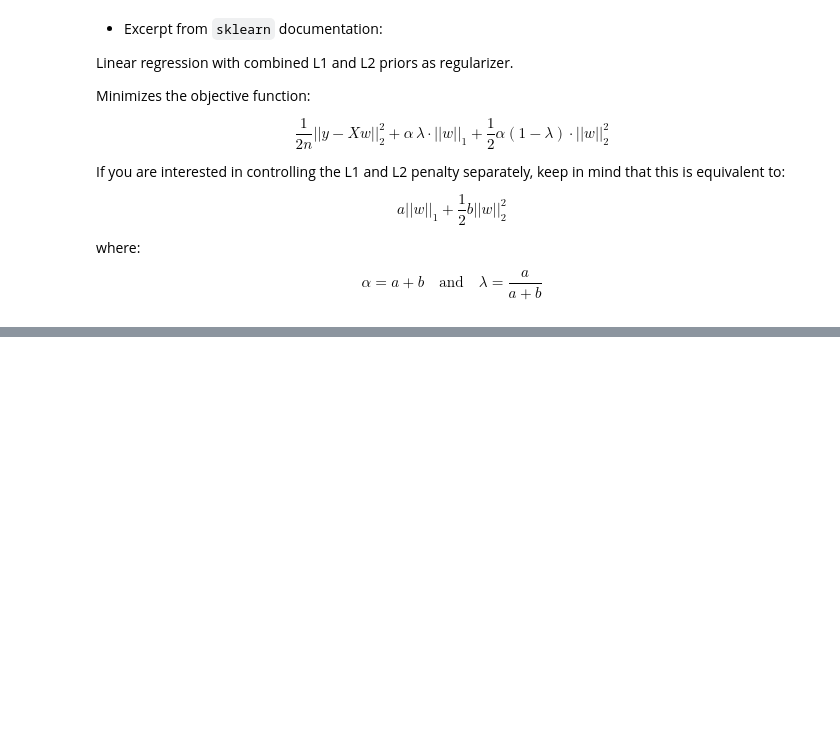
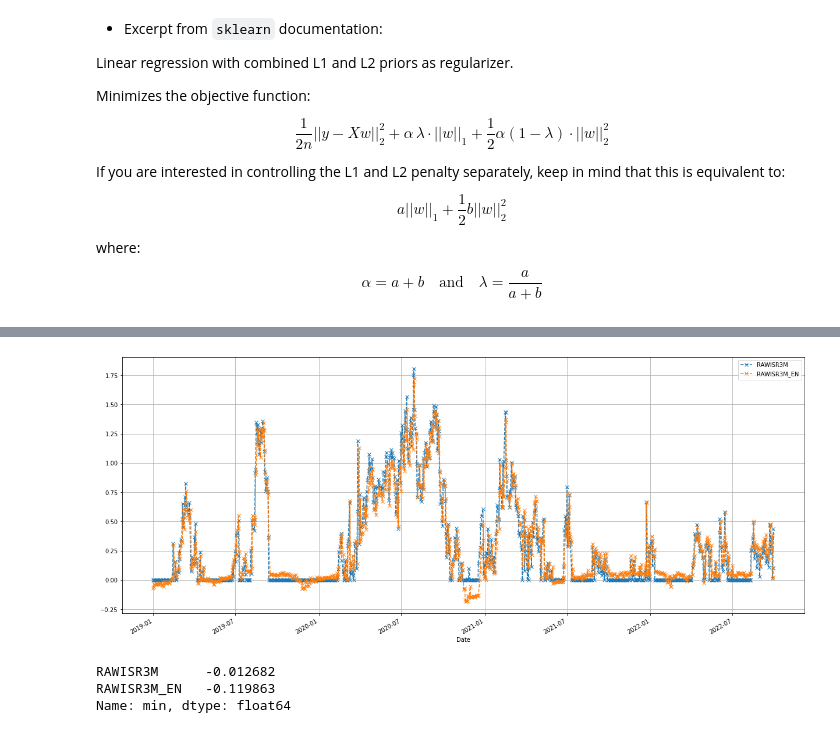
Before and after one commit to falken1983/fx_letor, a Jupyter notebook: regress_then_rank.ipynb, the cells around one changed output, grey strips where cells are left out. Saved outputs shown, nothing was run; the diff lists cells and outputs as text; code cells hidden in the pictures; blank space fills up the shorter version.

```diff
--- a/regress_then_rank.ipynb
+++ b/regress_then_rank.ipynb
@@ -1496,6 +1433,6 @@ y_test = return_data[return_data["Date"]>="2019-10-31"].loc[:,target]
 # %%
 # test score
-y_predicted = model.predict(X_test)
+y_predicted = model.predict(X_test_sc)
 #score = r2_score(y_test, y_predicted, multioutput='uniform_average') ????
 score = r2_score(y_test, y_predicted)
 print(f"Test Loss: {100*score:.2f}%")
@@ -1520,0 +1441,2 @@ model.get_params()
+# %%
+predictions_tidy_LASSO = return_data["2019":][["symbols"]]
@@ -1520,0 +1458,10 @@ model.get_params()
+# %%
+predictions_tidy_EN = pd.concat([
+    predictions_tidy_LASSO,
+    y_test]
+    ,axis=1
+)
+
+del predictions_tidy_LASSO
+import gc
+gc.collect()
@@ -1520,0 +1470,3 @@ model.get_params()
+# %%
+predictions_tidy_EN["RAWISR3M_EN"] = y_predicted
+predictions_tidy_EN
@@ -1520,0 +1488,11 @@ model.get_params()
+# %%
+predictions_tidy_EN.query("symbols=='DKK'").plot(figsize=(21,9), marker="x", linestyle="--")
+plt.grid();
+# %% [output]
+[figure, added]
+# %%
+predictions_tidy_EN.query("symbols=='USD'").describe().loc["min",:]
+# %% [output]
+RAWISR3M      -0.012682
+RAWISR3M_EN   -0.119863
+Name: min, dtype: float64
```
Also changed, not shown: parts of 109 cells of this notebook.
